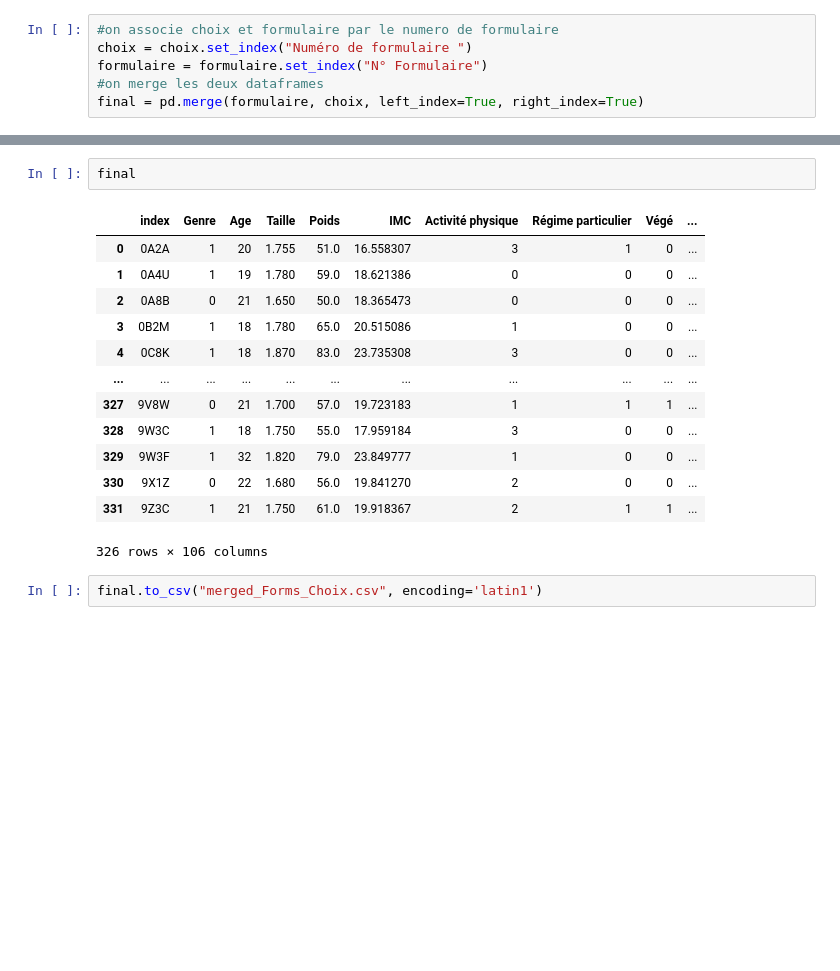
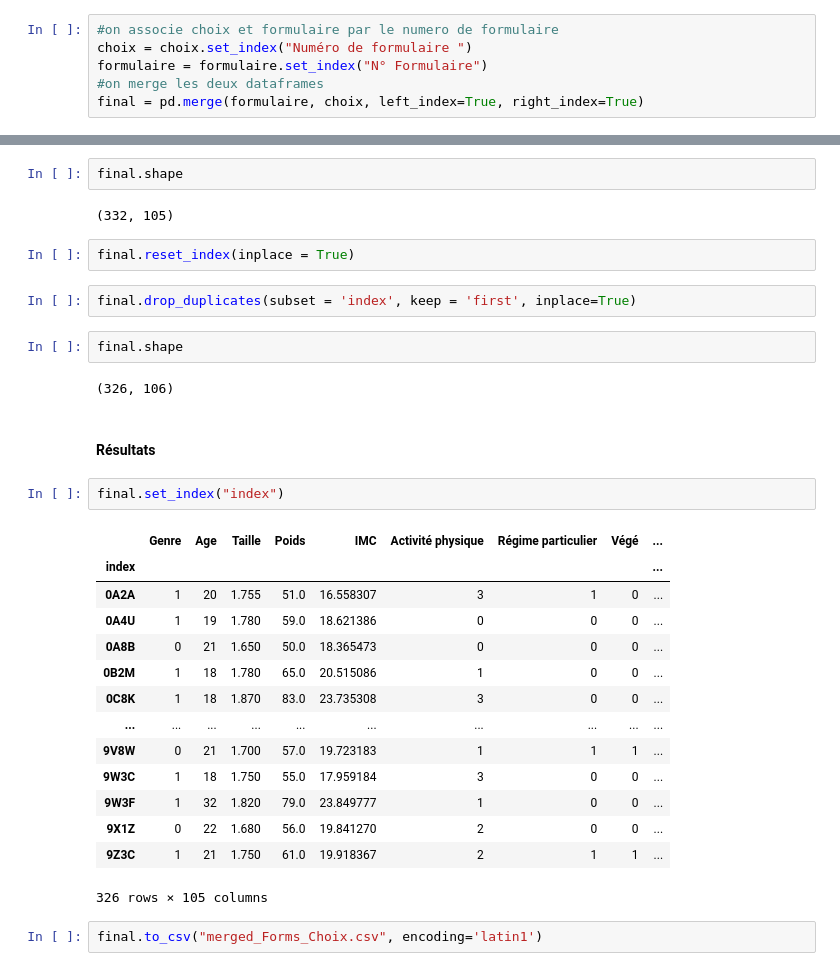
Before and after one commit to hippolyte456/Projet_MIChoCo, a Jupyter notebook: data_CROUS/data_processed/merged_one_hot/Merging_Formulaires-Choix.ipynb, the cells around one changed output, grey strips where cells are left out. Saved outputs shown, nothing was run; the diff lists cells and outputs as text; blank space fills up the shorter version.

```diff
--- a/data_CROUS/data_processed/merged_one_hot/Merging_Formulaires-Choix.ipynb
+++ b/data_CROUS/data_processed/merged_one_hot/Merging_Formulaires-Choix.ipynb
@@ -74,18 +60,33 @@ final.shape
+# %%
+final.shape
+# %% [output]
+(332, 105)
+# %%
+final.reset_index(inplace = True)
+# %%
+final.drop_duplicates(subset = 'index', keep = 'first', inplace=True)
+# %%
+final.shape
+# %% [output]
+(326, 106)
+# %% [markdown]
+#### Résultats
 # %%
-final
+final.set_index("index")
 # %% [output]
-|  | index | Genre | Age | Taille | Poids | IMC | Activité physique | Régime particulier | Végé | ... |
-| 0 | 0A2A | 1 | 20 | 1.755 | 51.0 | 16.558307 | 3 | 1 | 0 | ... |
-| 1 | 0A4U | 1 | 19 | 1.780 | 59.0 | 18.621386 | 0 | 0 | 0 | ... |
-| 2 | 0A8B | 0 | 21 | 1.650 | 50.0 | 18.365473 | 0 | 0 | 0 | ... |
-| 3 | 0B2M | 1 | 18 | 1.780 | 65.0 | 20.515086 | 1 | 0 | 0 | ... |
-| 4 | 0C8K | 1 | 18 | 1.870 | 83.0 | 23.735308 | 3 | 0 | 0 | ... |
-| ... | ... | ... | ... | ... | ... | ... | ... | ... | ... | ... |
-| 327 | 9V8W | 0 | 21 | 1.700 | 57.0 | 19.723183 | 1 | 1 | 1 | ... |
-| 328 | 9W3C | 1 | 18 | 1.750 | 55.0 | 17.959184 | 3 | 0 | 0 | ... |
-| 329 | 9W3F | 1 | 32 | 1.820 | 79.0 | 23.849777 | 1 | 0 | 0 | ... |
-| 330 | 9X1Z | 0 | 22 | 1.680 | 56.0 | 19.841270 | 2 | 0 | 0 | ... |
-| 331 | 9Z3C | 1 | 21 | 1.750 | 61.0 | 19.918367 | 2 | 1 | 1 | ... |
+|  | Genre | Age | Taille | Poids | IMC | Activité physique | Régime particulier | Végé | ... |
+| index |  |  |  |  |  |  |  |  | ... |
+| 0A2A | 1 | 20 | 1.755 | 51.0 | 16.558307 | 3 | 1 | 0 | ... |
+| 0A4U | 1 | 19 | 1.780 | 59.0 | 18.621386 | 0 | 0 | 0 | ... |
+| 0A8B | 0 | 21 | 1.650 | 50.0 | 18.365473 | 0 | 0 | 0 | ... |
+| 0B2M | 1 | 18 | 1.780 | 65.0 | 20.515086 | 1 | 0 | 0 | ... |
+| 0C8K | 1 | 18 | 1.870 | 83.0 | 23.735308 | 3 | 0 | 0 | ... |
+| ... | ... | ... | ... | ... | ... | ... | ... | ... | ... |
+| 9V8W | 0 | 21 | 1.700 | 57.0 | 19.723183 | 1 | 1 | 1 | ... |
+| 9W3C | 1 | 18 | 1.750 | 55.0 | 17.959184 | 3 | 0 | 0 | ... |
+| 9W3F | 1 | 32 | 1.820 | 79.0 | 23.849777 | 1 | 0 | 0 | ... |
+| 9X1Z | 0 | 22 | 1.680 | 56.0 | 19.841270 | 2 | 0 | 0 | ... |
+| 9Z3C | 1 | 21 | 1.750 | 61.0 | 19.918367 | 2 | 1 | 1 | ... |
-326 rows × 106 columns
+326 rows × 105 columns
 # %%
 final.to_csv("merged_Forms_Choix.csv", encoding='latin1')
```
Also changed, not shown: parts of 9 cells of this notebook, 3 other files.
